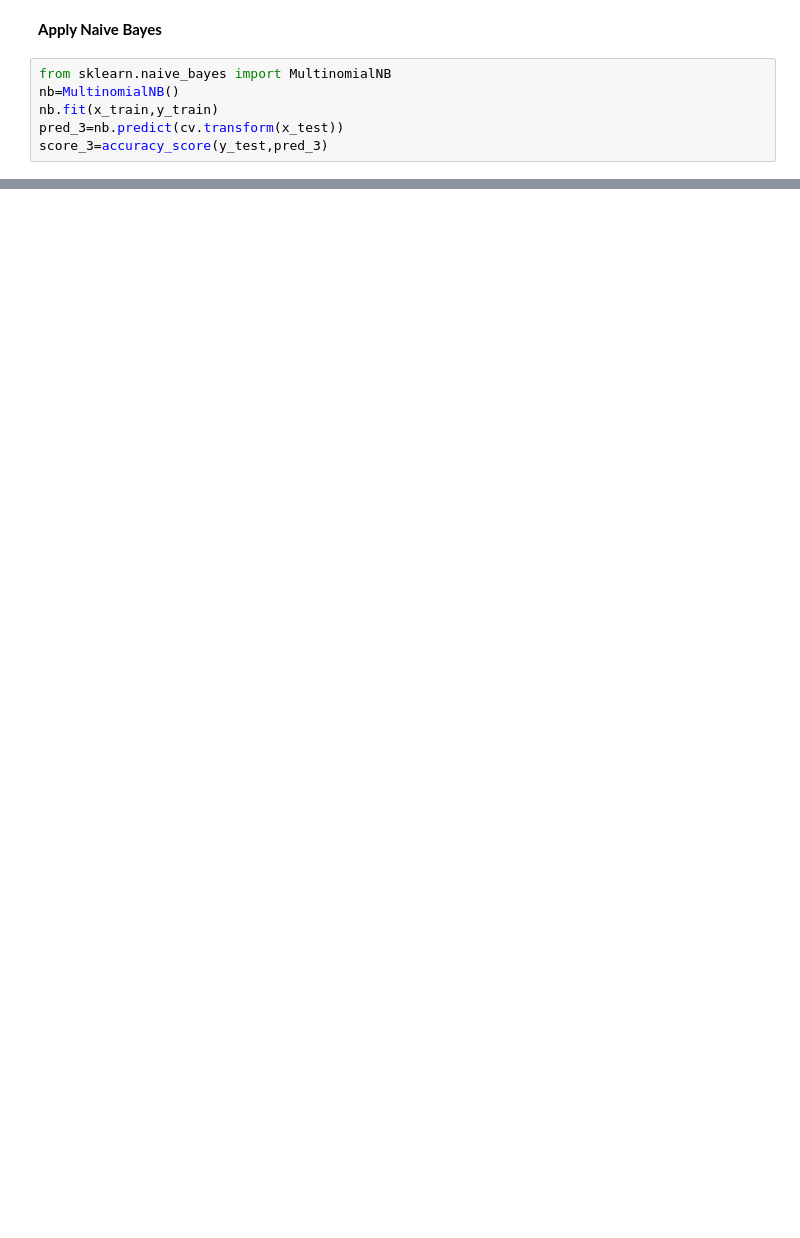
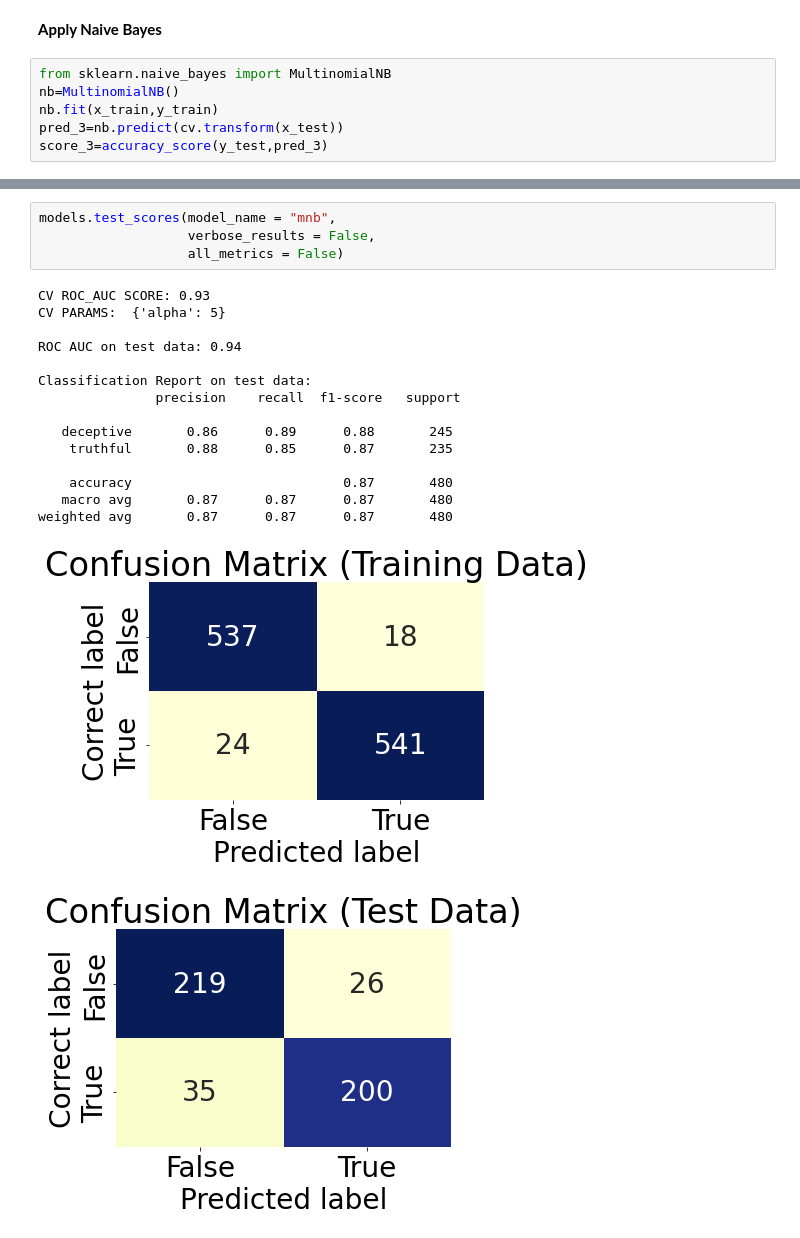
Before and after one commit to kapch1980/Capstone_Deception, a Jupyter notebook: Capstone.ipynb, the cells around one changed output, grey strips where cells are left out. Drawn from its saved outputs; the diff is of its cells as text; blank space fills up the shorter version.

```diff
--- a/Capstone.ipynb
+++ b/Capstone.ipynb
@@ -199,0 +575,21 @@ score_3
+# %%
+models.test_scores(model_name = "mnb",
+                   verbose_results = False,
+                   all_metrics = False)
+# %% [output]
+CV ROC_AUC SCORE: 0.93
+CV PARAMS:  {'alpha': 5}
+
+ROC AUC on test data: 0.94
+
+Classification Report on test data:
+               precision    recall  f1-score   support
+
+   deceptive       0.86      0.89      0.88       245
+    truthful       0.88      0.85      0.87       235
+
+    accuracy                           0.87       480
+   macro avg       0.87      0.87      0.87       480
+weighted avg       0.87      0.87      0.87       480
+[figure, added]
+[figure, added]
```
Also changed, not shown: parts of 17 cells of this notebook.
